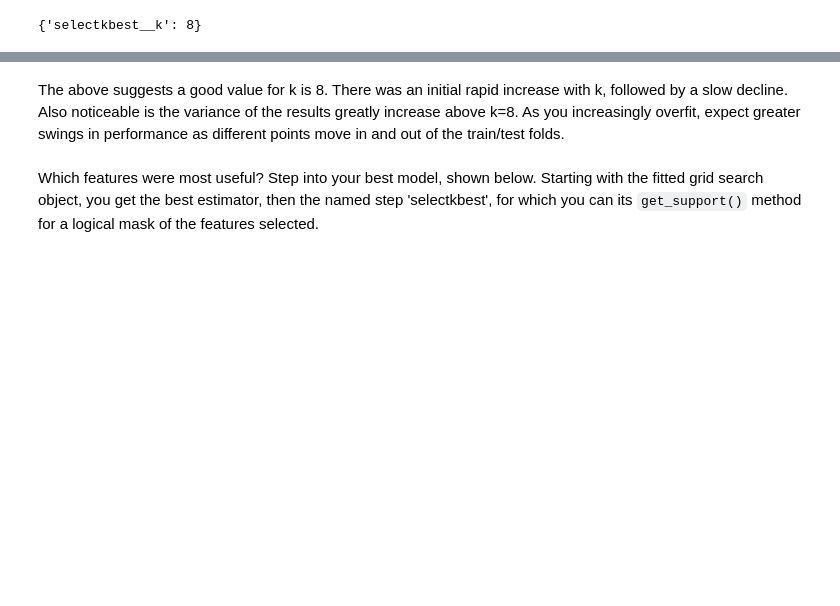
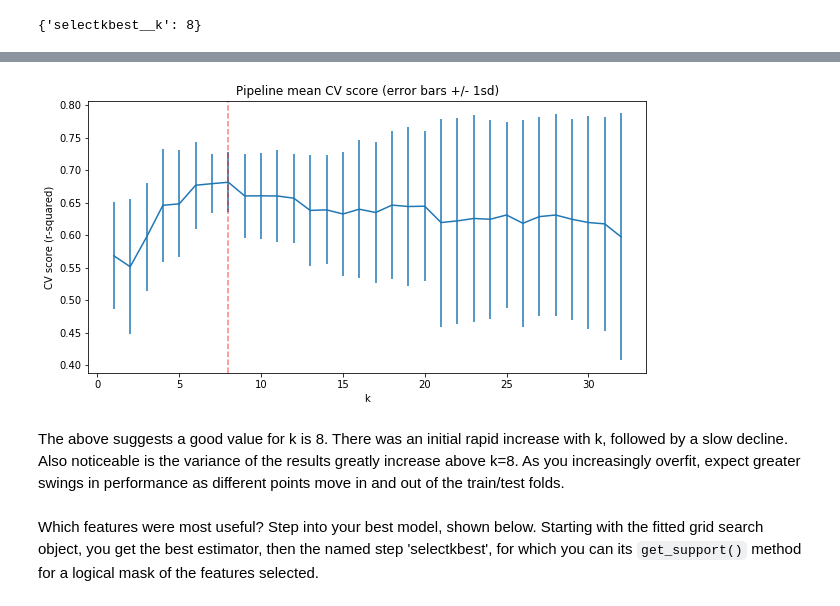
Before and after one commit to dlashuel/DataScienceGuidedCapstone, a Jupyter notebook: Notebooks/04_preprocessing_and_training.ipynb, the cells around one changed output, grey strips where cells are left out. Drawn from its saved outputs; the diff is of its cells as text; code cells hidden in the pictures; blank space fills up the shorter version.

```diff
--- a/Notebooks/04_preprocessing_and_training.ipynb
+++ b/Notebooks/04_preprocessing_and_training.ipynb
@@ -945,13 +1067,15 @@ lr_grid_cv.best_params_
 # %%
 #Code task 20#
 #Assign the value of k from the above dict of `best_params_` and assign it to `best_k`
-___ = lr_grid_cv.___['selectkbest__k']
+best_k = lr_grid_cv.best_params_['selectkbest__k']
 plt.subplots(figsize=(10, 5))
 plt.errorbar(cv_k, score_mean, yerr=score_std)
 plt.axvline(x=best_k, c='r', ls='--', alpha=.5)
 plt.xlabel('k')
 plt.ylabel('CV score (r-squared)')
 plt.title('Pipeline mean CV score (error bars +/- 1sd)');
+# %% [output]
+[figure, added]
 # %% [markdown]
 The above suggests a good value for k is 8. There was an initial rapid increase with k, followed by a slow decline. Also noticeable is the variance of the results greatly increase above k=8. As you increasingly overfit, expect greater swings in performance as different points move in and out of the train/test folds.
 # %% [markdown]
```
Also changed, not shown: parts of 54 cells of this notebook, 7 other files.
